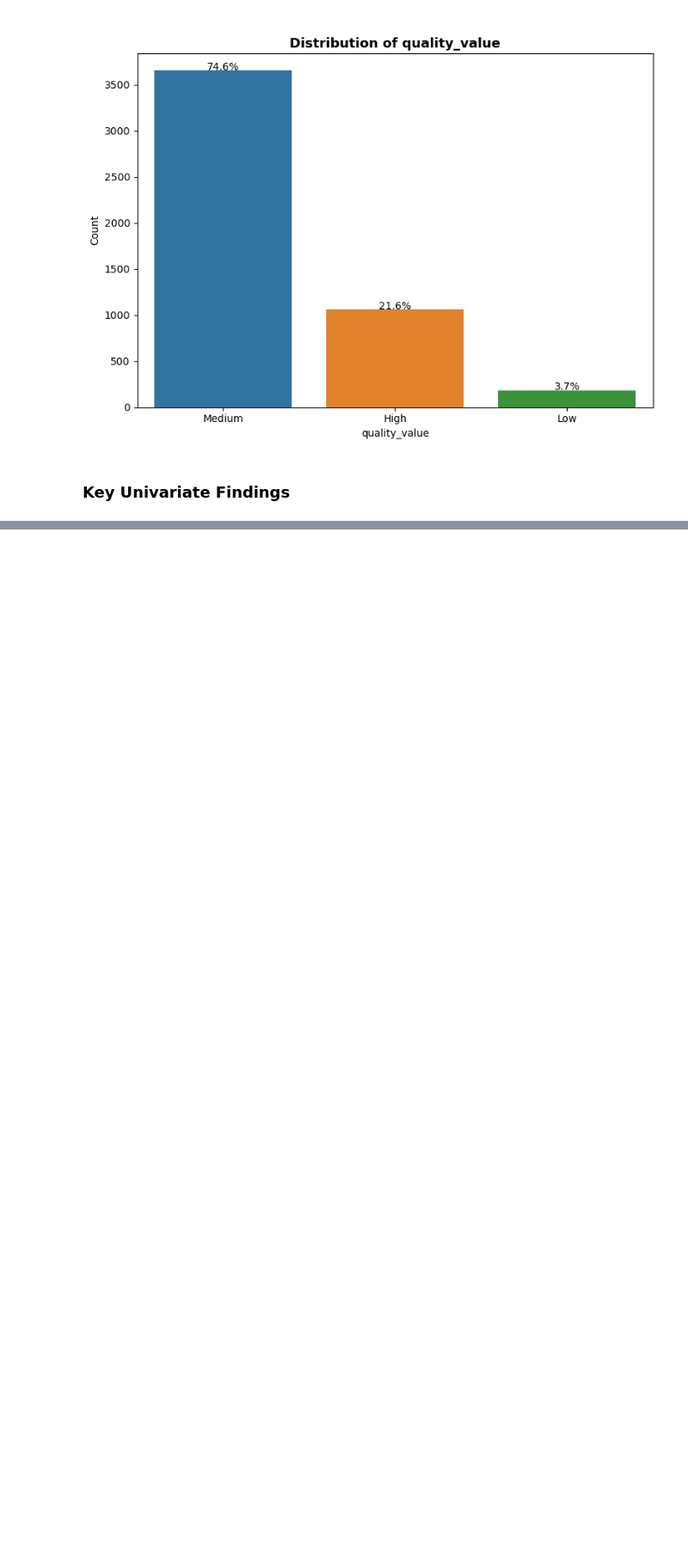
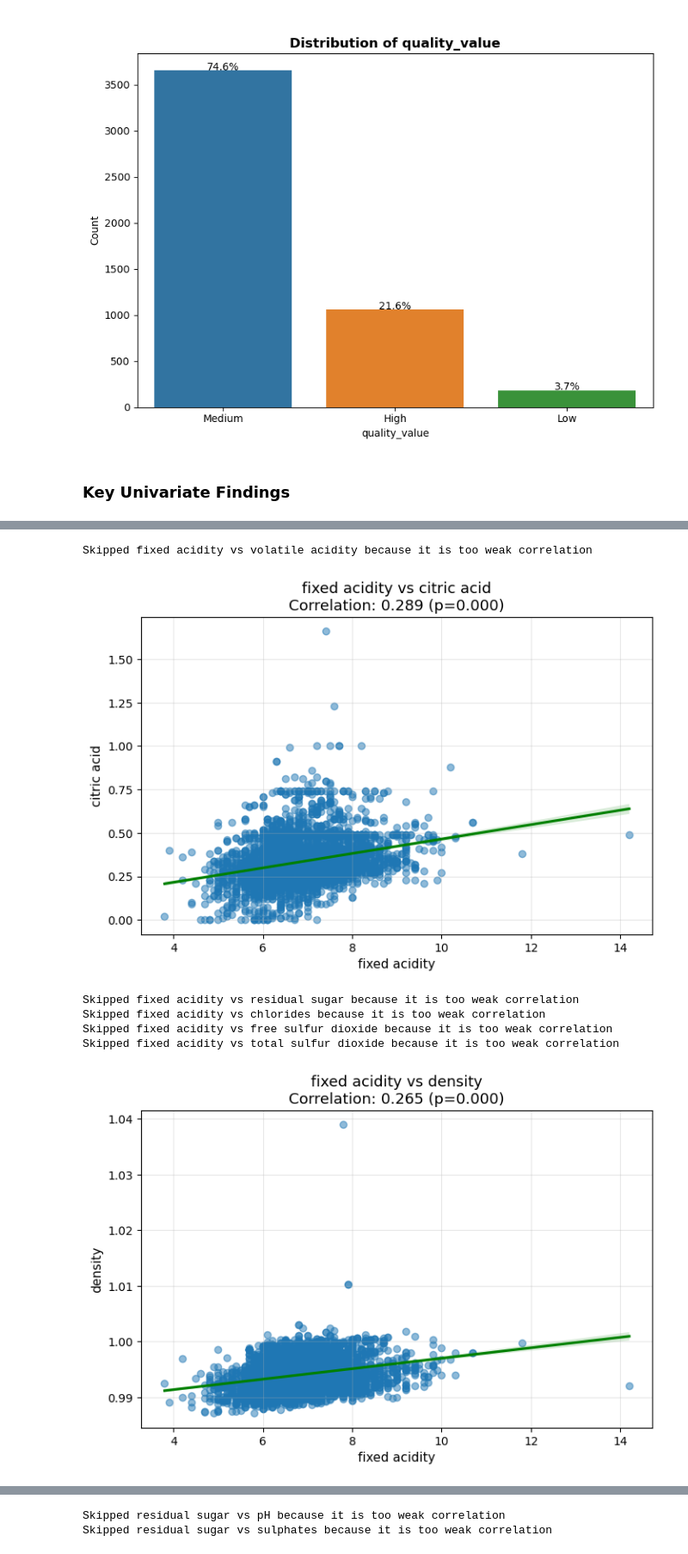
Before and after one commit to Olasquare043/Exploratory-Data-Analysis, a Jupyter notebook: EDA_codealong.ipynb, the cells around one changed output, grey strips where cells are left out. Shown at 86% size. Drawn from its saved outputs; the diff is of its cells as text; code cells hidden in the pictures; blank space fills up the shorter version.

```diff
--- a/EDA_codealong.ipynb
+++ b/EDA_codealong.ipynb
@@ -306,0 +359,18 @@ Low              183        3.74
+# %%
+from scipy.stats import pearsonr
+# let spot the relationship btw numeric features
+def numeric_bivariate_plot(df, feature1, feature2, treshold):
+    # calculte the correlation coefficient
+    corr,p_value= pearsonr(df[feature1], df[feature2])
+    if abs(corr) < treshold:
+        print(f"Skipped {feature1} vs {feature2} because it is too weak correlation")
+        return #skipped the plot for weak correclation
+    color = "red" if corr < 0 else "green" #set color for positive or negatitve corr
+# let plot
+    plt.figure(figsize=(8,5))
+    sns.regplot(data=df, x=feature1, y=feature2, scatter_kws={"alpha":0.5}, line_kws={"color":color})
+    plt.title(f"{feature1} vs {feature2}\nCorrelation: {corr:.3f} (p={p_value:.3f})", fontsize=13)
+    plt.xlabel(feature1, fontsize=11)
+    plt.ylabel(feature2, fontsize=11)
+    plt.grid(alpha=0.3)
+    plt.show()
@@ -306,0 +386,14 @@ Low              183        3.74
+# %%
+# let plot all the possible combination of each variable.
+# Note the function will skip the
+import itertools
+for f1, f2 in itertools.combinations(numeric_cols,2):
+    numeric_bivariate_plot(df=df,feature1=f1,feature2=f2, treshold=0.2)
+# %% [output]
+Skipped fixed acidity vs volatile acidity because it is too weak correlation
+[figure, added]
+Skipped fixed acidity vs residual sugar because it is too weak correlation
+Skipped fixed acidity vs chlorides because it is too weak correlation
+Skipped fixed acidity vs free sulfur dioxide because it is too weak correlation
+Skipped fixed acidity vs total sulfur dioxide because it is too weak correlation
+[figure, added]
@@ -306,0 +421,2 @@ Low              183        3.74
+Skipped residual sugar vs pH because it is too weak correlation
+Skipped residual sugar vs sulphates because it is too weak correlation
```
Also changed, not shown: parts of 18 cells of this notebook, 1 other file.
